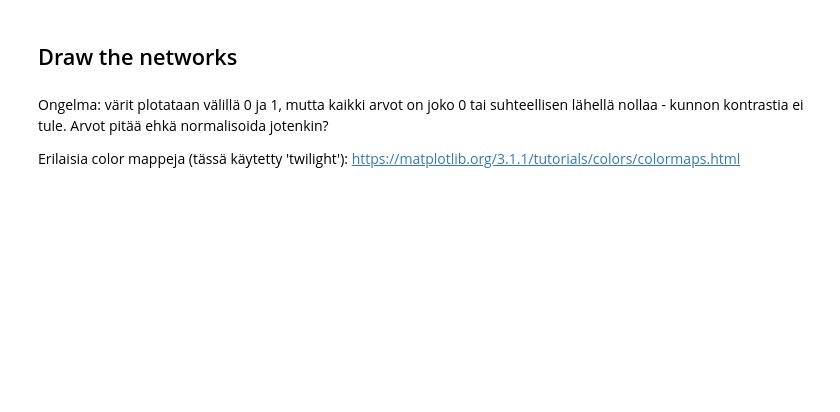
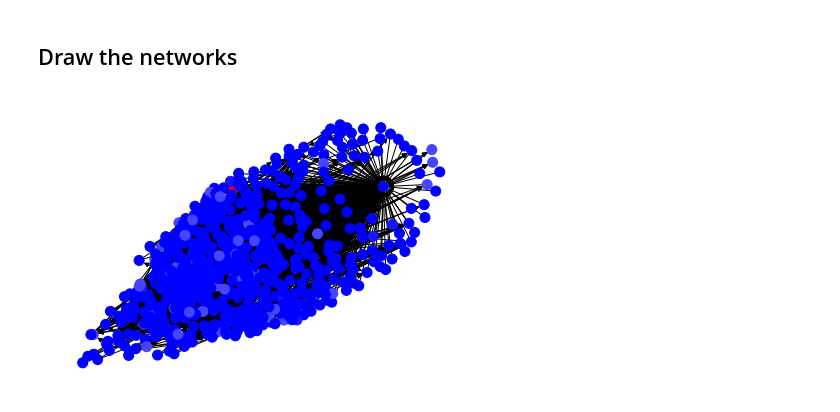
Before and after one commit to Avocadososemix/network_analysis, a Jupyter notebook: abstract_noun_extraction.ipynb, the cells around one changed output. Drawn from its saved outputs; the diff is of its cells as text; code cells hidden in the pictures; blank space fills up the shorter version.

```diff
--- a/abstract_noun_extraction.ipynb
+++ b/abstract_noun_extraction.ipynb
@@ -305,33 +281,34 @@ def get_subgraph(G, starting_node):
     subgraph = G.subgraph(nodes_list).copy()
     return subgraph
 # %%
-def draw_network(graph, data, size_of_nodes, to_file):
+def draw_network(subgraph, data, size_of_nodes, to_file):
     """Graph: the subgraph to be plotted
        Data: a list of values between 0 and 1, denoting the percentage of shared noun phrases
        with the central node
     """
-    blue_map = cm.get_cmap('twilight', len(graph))
-    color_list = [blue_map(d) for d in data]
+    max_data = max(data)
+    try:
+        normalized_data = [d/max_data for d in data]
+    except ZeroDivisionError:
+        normalized_data = data
+    blue_map = cm.get_cmap('bwr', len(subgraph))
+    color_list = [blue_map(d) for d in normalized_data]
     if not to_file:
         nx.draw_spring(subgraph, node_color=color_list, node_size=size_of_nodes)
     else:
         nx.draw_spring(subgraph, node_color=color_list, node_size=size_of_nodes)
         plt.savefig("Graph.png", format="PNG")
 # %%
-# give the number of a node to draw a subgraph of
+def create_plot(node_number, size_of_nodes, to_file):
+    subgraph = get_subgraph(G, node_number)
+    _, data = find_noun_phrases(subgraph, node_number)
+    # add color of the 1st node (add 0 as the 1st element of the list)
+    data.insert(0, 1)
+    draw_network(subgraph, data, size_of_nodes, to_file)
+
+size_of_nodes = 100
+to_file = False
 node_number = '151297'
-subgraph = get_subgraph(G, node_number)
-_, data = find_noun_phrases(subgraph, node_number)
-
-# add color of the 1st node (add 0 as the 1st element of the list)
-data.insert(0, 1)
-
-# size_of_nodes: change according to the size of the graph
-# to_file: set to true to draw the plot to a file
-size_of_nodes = 100
-to_file = True
-draw_network(subgraph, data, size_of_nodes, to_file)
+create_plot(node_number, size_of_nodes, to_file)
+# %% [output]
+[figure, added]
-# %% [markdown]
-Ongelma: värit plotataan välillä 0  ja 1, mutta kaikki arvot on joko 0 tai suhteellisen lähellä nollaa - kunnon kontrastia ei tule. Arvot pitää ehkä normalisoida jotenkin?
-
-Erilaisia color mappeja (tässä käytetty 'twilight'): https://matplotlib.org/3.1.1/tutorials/colors/colormaps.html
```
Also changed, not shown: parts of 4 cells of this notebook.
